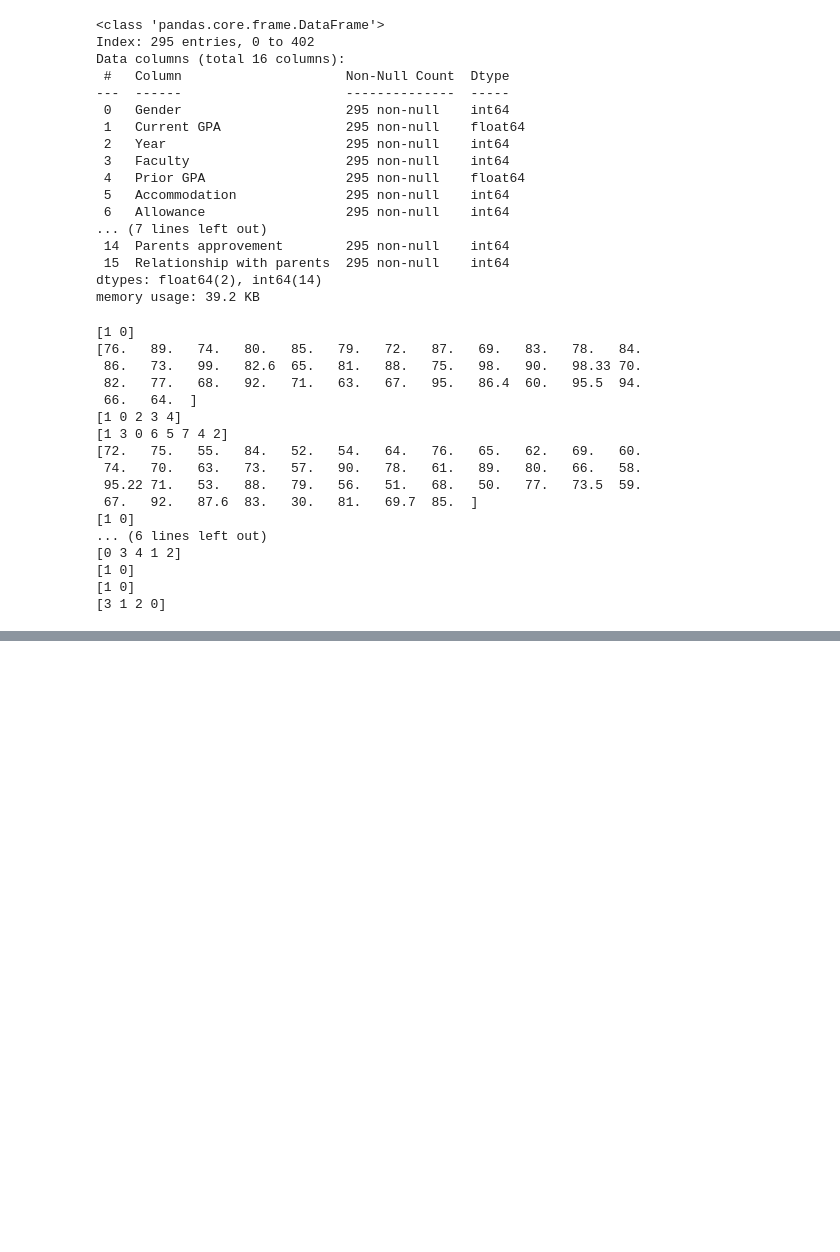
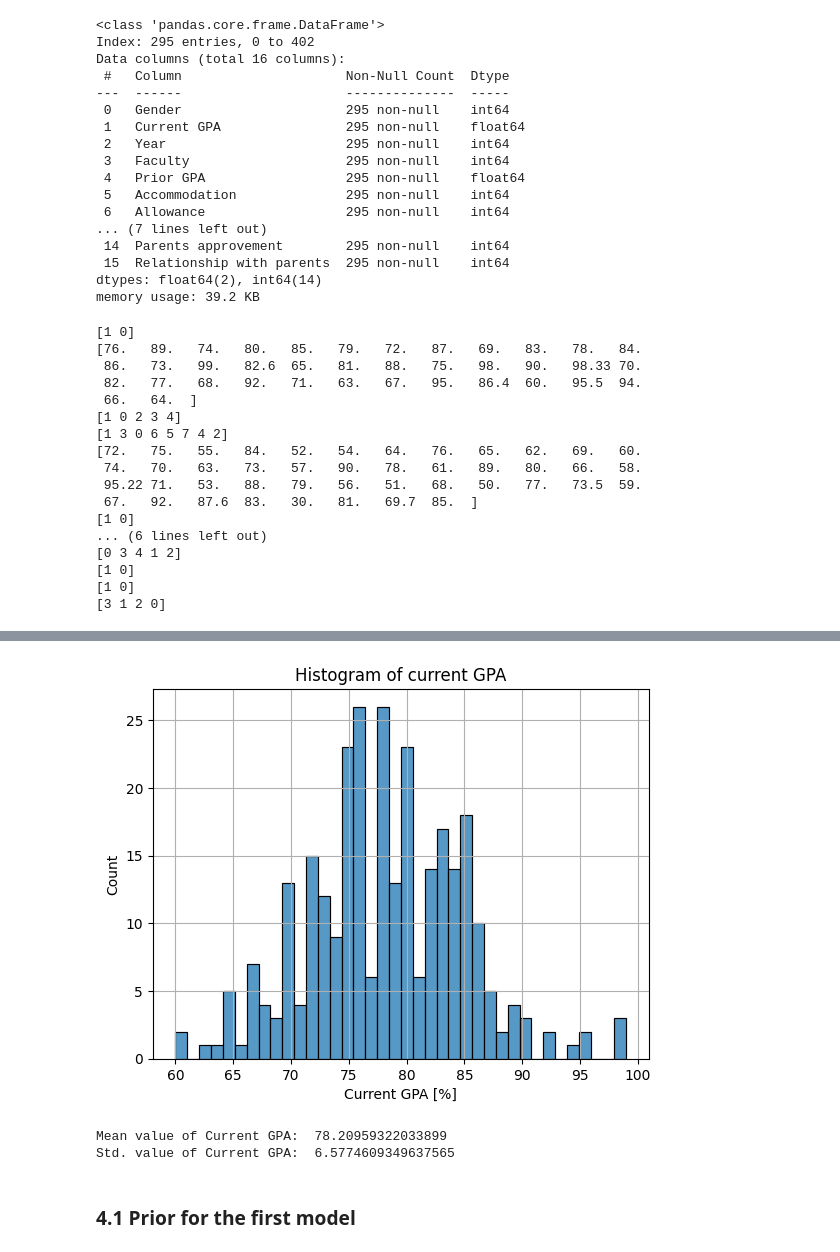
Before and after one commit to DanielJurkowski/DataAnalyticsProject, a Jupyter notebook: notebook.ipynb, the cells around one changed output, grey strips where cells are left out. Drawn from its saved outputs; the diff is of its cells as text; code cells hidden in the pictures; blank space fills up the shorter version.

```diff
--- a/notebook.ipynb
+++ b/notebook.ipynb
@@ -219,6 +219,8 @@ for column in data:
 # Drop rows with NaN (missing) values, use mapping to change values to more readable format
 data.dropna(axis=0, how='any', inplace=True)
 
+
+# Create mapping values for each column
 gender_map = {
     'Female': 1,
     'Male': 0
@@ -275,7 +277,7 @@ hangouts_map = {
     '2': 2,
     '3': 3,
     '4+': 4,
-    'Only weekends' : 2
+    'Only weekends' : 1
 }
 
 drinks_map = {
@@ -550,0 +414,15 @@ Description
+# %%
+sns.histplot(data['Current GPA'], bins=len(data['Current GPA'].unique()))
+plt.xlabel('Current GPA [%]')
+plt.title('Histogram of current GPA')
+plt.grid()
+plt.show()
+
+print("Mean value of Current GPA: ", data['Current GPA'].mean())
+print("Std. value of Current GPA: ", data['Current GPA'].std())
+# %% [output]
+[figure, added]
+Mean value of Current GPA:  78.20959322033899
+Std. value of Current GPA:  6.5774609349637565
+# %% [markdown]
+### 4.1 Prior for the first model
```
Also changed, not shown: parts of 45 cells of this notebook, 7 other files.
